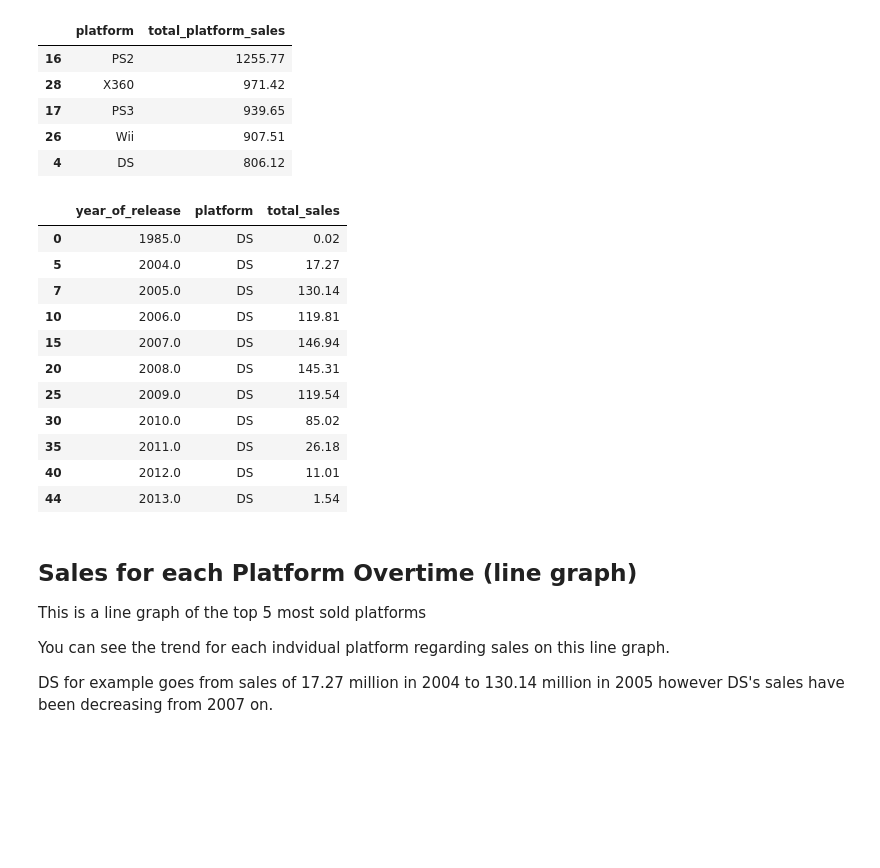
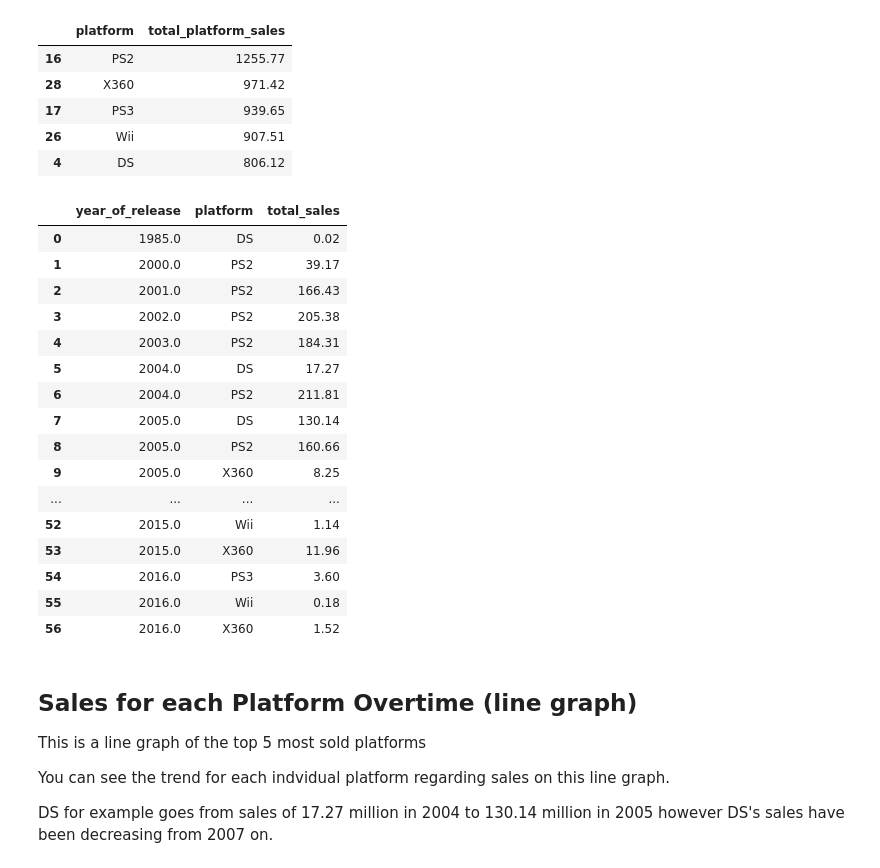
Before and after one commit to oliver-worth/GameStore-Ice-, a Jupyter notebook: IceEda-1.ipynb, the cells around one changed output. Drawn from its saved outputs; the diff is of its cells as text; code cells hidden in the pictures; blank space fills up the shorter version.

```diff
--- a/IceEda-1.ipynb
+++ b/IceEda-1.ipynb
@@ -282,24 +282,28 @@ total_sales_by_platform.head()
 # %%
 top_platforms = total_sales_by_platform['platform'].head(5)
 
 
 yearly_sales = sales_df[sales_df['platform'].isin(top_platforms)].groupby(['year_of_release', 'platform'])['total_sales'].sum().reset_index()
 
-DS = yearly_sales[yearly_sales['platform'] == 'DS']
-DS
+yearly_sales
 # %% [output]
 |  | year_of_release | platform | total_sales |
 | 0 | 1985.0 | DS | 0.02 |
+| 1 | 2000.0 | PS2 | 39.17 |
+| 2 | 2001.0 | PS2 | 166.43 |
+| 3 | 2002.0 | PS2 | 205.38 |
+| 4 | 2003.0 | PS2 | 184.31 |
 | 5 | 2004.0 | DS | 17.27 |
+| 6 | 2004.0 | PS2 | 211.81 |
 | 7 | 2005.0 | DS | 130.14 |
-| 10 | 2006.0 | DS | 119.81 |
-| 15 | 2007.0 | DS | 146.94 |
-| 20 | 2008.0 | DS | 145.31 |
-| 25 | 2009.0 | DS | 119.54 |
-| 30 | 2010.0 | DS | 85.02 |
-| 35 | 2011.0 | DS | 26.18 |
-| 40 | 2012.0 | DS | 11.01 |
-| 44 | 2013.0 | DS | 1.54 |
+| 8 | 2005.0 | PS2 | 160.66 |
+| 9 | 2005.0 | X360 | 8.25 |
+| ... | ... | ... | ... |
+| 52 | 2015.0 | Wii | 1.14 |
+| 53 | 2015.0 | X360 | 11.96 |
+| 54 | 2016.0 | PS3 | 3.60 |
+| 55 | 2016.0 | Wii | 0.18 |
+| 56 | 2016.0 | X360 | 1.52 |
 # %%
 fig = px.line(yearly_sales, x='year_of_release', y='total_sales', color='platform',
               title='Yearly Total Sales for Top Platforms',
```
Also changed, not shown: parts of 2 cells of this notebook.
